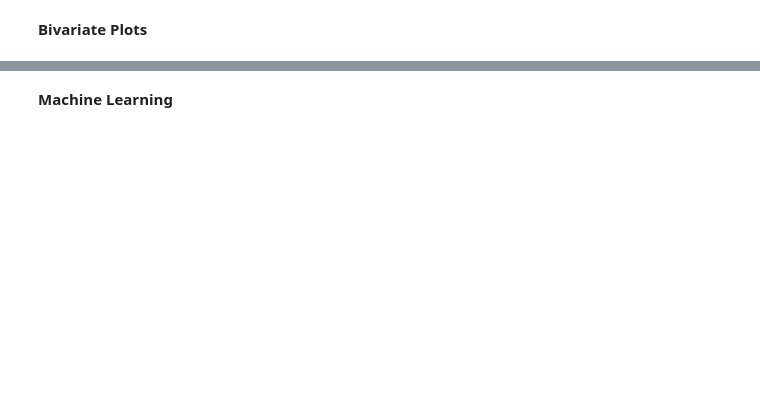
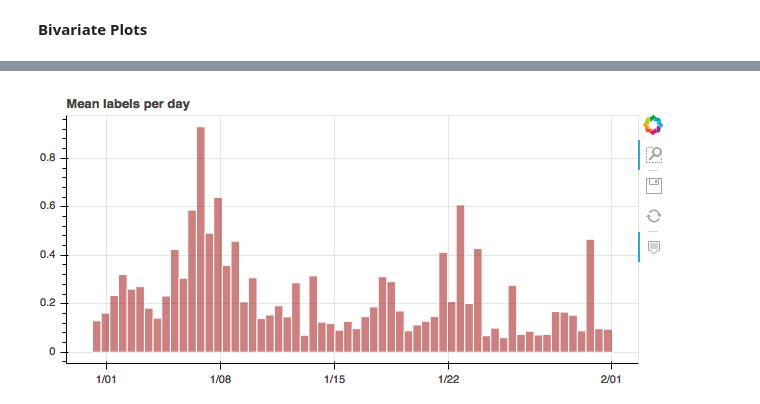
Before and after one commit to alteryx/henchman, a Jupyter notebook: docs/_source/plotting_gallery.ipynb, the cells around one changed output, grey strips where cells are left out. Drawn from its saved outputs; the diff is of its cells as text; code cells hidden in the pictures; blank space fills up the shorter version.

```diff
--- a/docs/_source/plotting_gallery.ipynb
+++ b/docs/_source/plotting_gallery.ipynb
@@ -91,5 +114,5 @@ show(hplot.scatter(fm['distance'].fillna(0), fm['scheduled_elapsed_time'], agg=f
 # %%
-show(hplot.timeseries(fm['time'], fm['label'], n_bins=60, static=True),
-     title='Mean labels per day', height=300, width=900)
+show(hplot.timeseries(fm['time'], fm['label'], n_bins=60, col_max='2017-02-01'),
+     title='Mean labels per day', height=300, width=630, png=True, colors=['#990000', 'white'])
 # %% [output]
 [interactive output not drawn]
@@ -98,2 +119 @@ show(hplot.timeseries(fm['time'], fm['label'], n_bins=60, static=True),
+[figure, added]
-# %% [markdown]
-**Machine Learning**
```
Also changed, not shown: parts of 12 cells of this notebook, 13 other files.
